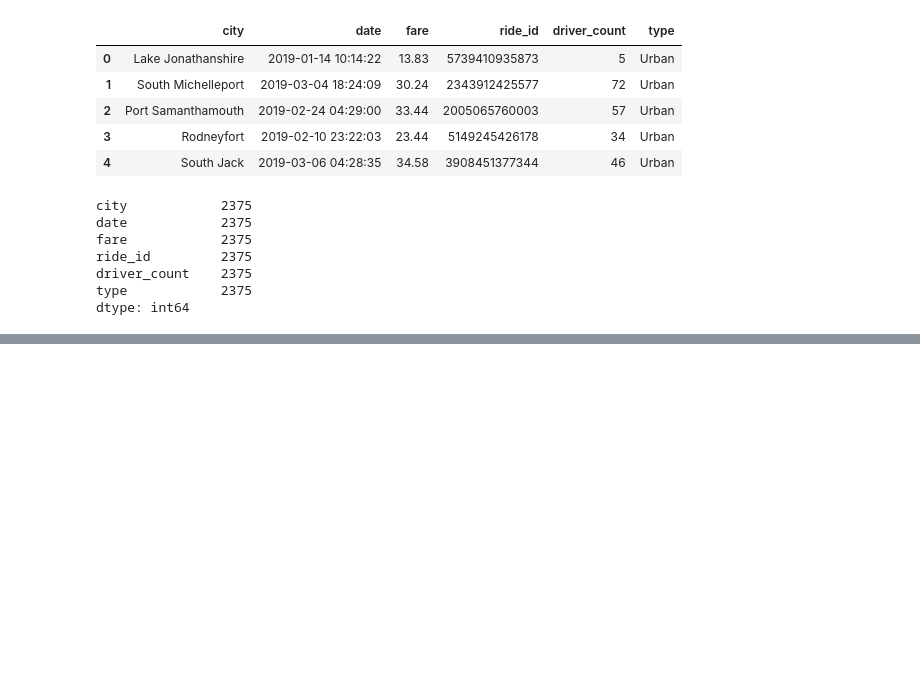
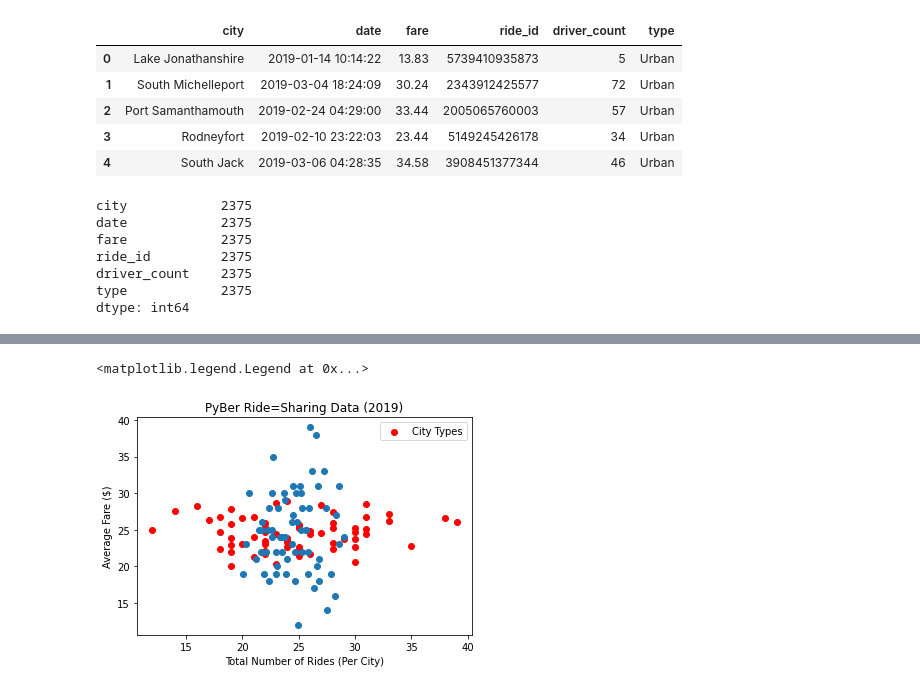
Before and after one commit to lavec0324/PyBer_Analysis, a Jupyter notebook: PyBer.ipynb, the cells around one changed output, grey strips where cells are left out. Saved outputs shown, nothing was run; the diff lists cells and outputs as text; code cells hidden in the pictures; blank space fills up the shorter version.

```diff
--- a/PyBer.ipynb
+++ b/PyBer.ipynb
@@ -129,3 +127,7 @@ ride_id         2375
 driver_count    2375
 type            2375
 dtype: int64
+# %%
+# Create the Urban city DataFrame.
+urban_cities_df = pyber_data_df[pyber_data_df["type"] == "Urban"]
+urban_cities_df.head()
@@ -131,0 +154,4 @@ dtype: int64
+# %%
+# Get the number of rides for urban cities.
+urban_ride_count = urban_cities_df.groupby(["city"]).count()["ride_id"]
+urban_ride_count.head()
@@ -131,0 +179,4 @@ dtype: int64
+# %%
+# Get average fare for each city in the urban cities.
+urban_avg_fare = urban_cities_df.groupby(["city"]).mean()["fare"]
+urban_avg_fare.head()
@@ -131,0 +211,24 @@ dtype: int64
+# %%
+#Create Scatter Plot - Vince test
+x_axis=urban_avg_fare
+y_axis=urban_ride_count
+plt.plot(x_axis, y_axis,"o")
+plt.scatter(y_axis, x_axis, c="r", label="City Types")
+plt.title("PyBer Ride=Sharing Data (2019)")
+plt.xlabel("Total Number of Rides (Per City)")
+plt.ylabel("Average Fare ($)")
+plt.legend()
+
+# Invert y axis
+#plt.gca().invert_yaxis()
+# Create labels for the x and y axes.
+# Set the x limit between 0 and 45.
+#plt.xlim(0, 50)
+
+#y_axis_larger = []
+#for data in y_axis:
+ # y_axis_larger.append(data*3)
+#plt.scatter(x_axis, y_axis, s=y_axis_larger)
+# %% [output]
+<matplotlib.legend.Legend at 0x...>
+[figure, added]
```
Also changed, not shown: parts of 16 cells of this notebook, 1 other file.
